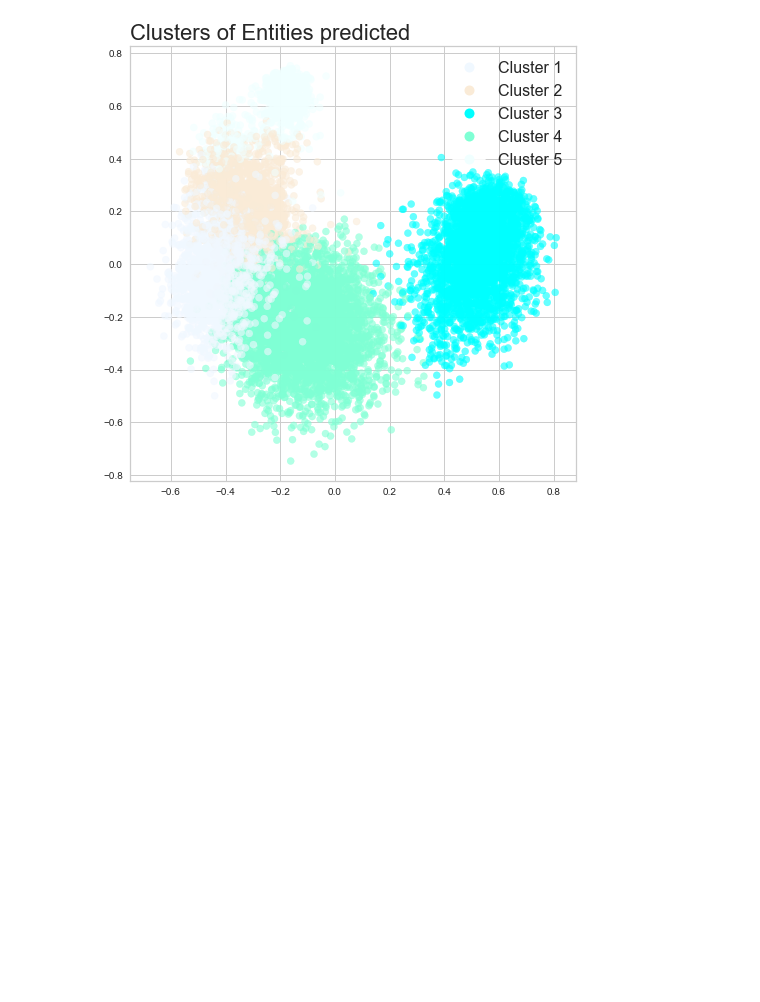
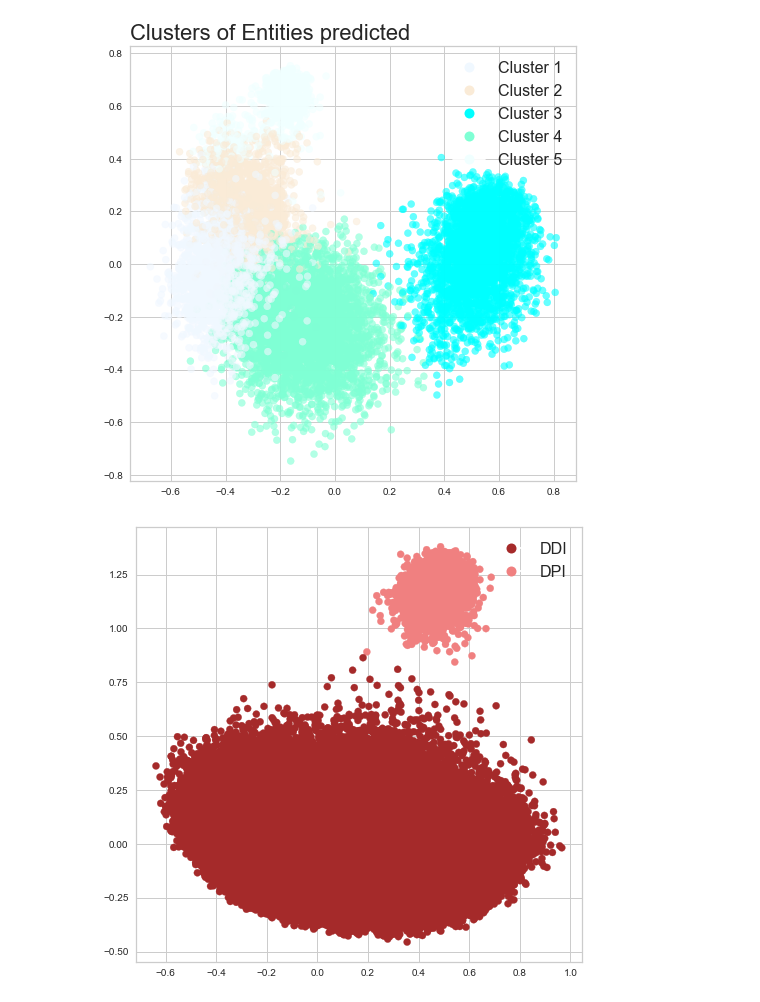
Before and after one commit to SDM-TIB/Project_Scientific_DB_Programming, a Jupyter notebook: Embedding/KGE.ipynb, the cells around one changed output. Saved outputs shown, nothing was run; the diff lists cells and outputs as text; code cells hidden in the pictures; blank space fills up the shorter version.

```diff
--- a/Embedding/KGE.ipynb
+++ b/Embedding/KGE.ipynb
@@ -215,3 +114,12 @@ Try using .loc[row_indexer,col_indexer] = value instead
 See the caveats in the documentation: https://pandas.pydata.org/pandas-docs/stable/user_guide/indexing.html#returning-a-view-versus-a-copy
   new_df['c'] = new_df.cluster.map(color_dictionary)
 [figure]
+# %%
+dpi = list(kg.loc[(kg[1]=='type') & (kg[2]=='DPI')][0].values)
+ddi = list(kg.loc[(kg[1]=='type') & (kg[2]=='DDI')][0].values)
+node = dpi + ddi
+# %%
+df_predicted_entities, new_df = Auxiliary.create_dataframe_predicted_entities(entity_embedding_tensor, node, tf_dataset)
+Auxiliary.plot_two_classes(new_df, ddi, dpi, 'DDI', 'DPI')
+# %% [output]
+[figure, added]
```
Also changed, not shown: parts of 17 cells of this notebook, 12 other files.
